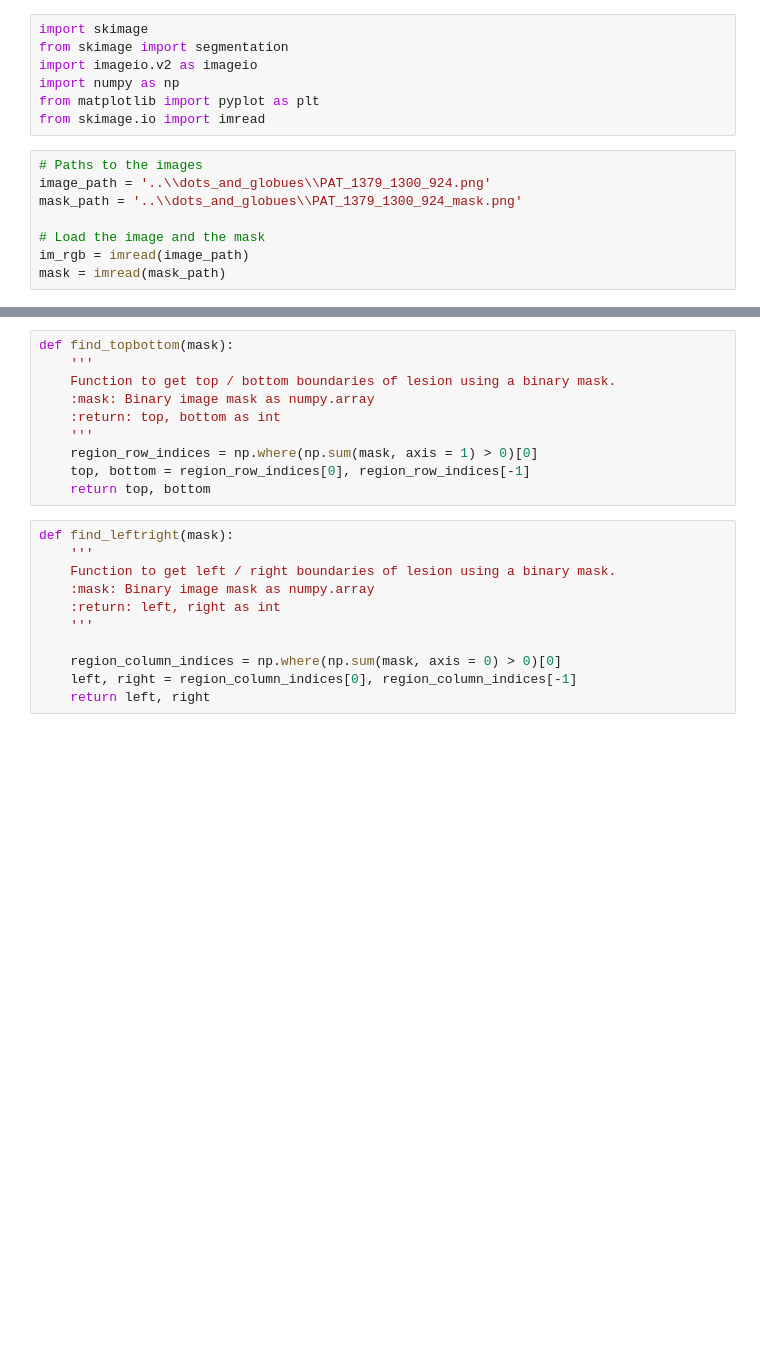
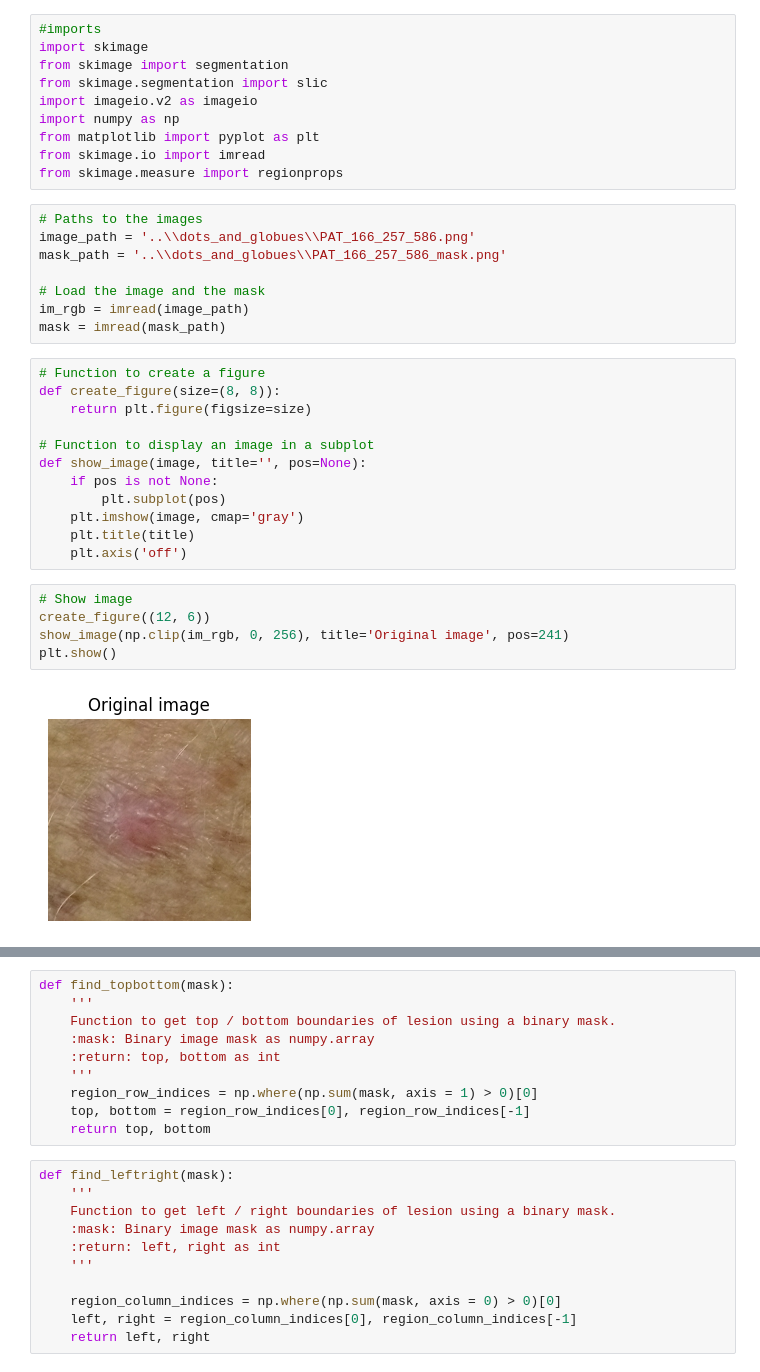
Before and after one commit to ThomasBroholtKnudsen/ProjectsinDataScience2024, a Jupyter notebook: classifiers/colour_count/colour_counts_may_fourth.ipynb, the cells around one changed output, grey strips where cells are left out. Cells and saved outputs as stored; diff of their text form; blank space fills up the shorter version.

Commit message:
colour_count_may_fourth update
it appears to have worked on a second image. Just need to change read-in and output method

```diff
--- a/classifiers/colour_count/colour_counts_may_fourth.ipynb
+++ b/classifiers/colour_count/colour_counts_may_fourth.ipynb
@@ -1,15 +1,37 @@
 # %%
+#imports
 import skimage
 from skimage import segmentation
+from skimage.segmentation import slic
 import imageio.v2 as imageio
 import numpy as np
 from matplotlib import pyplot as plt
 from skimage.io import imread
+from skimage.measure import regionprops
 # %%
 # Paths to the images
-image_path = '..\\dots_and_globues\\PAT_1379_1300_924.png'
-mask_path = '..\\dots_and_globues\\PAT_1379_1300_924_mask.png'
+image_path = '..\\dots_and_globues\\PAT_166_257_586.png'
+mask_path = '..\\dots_and_globues\\PAT_166_257_586_mask.png'
 
 # Load the image and the mask
 im_rgb = imread(image_path)
 mask = imread(mask_path)
+# %%
+# Function to create a figure
+def create_figure(size=(8, 8)):
+    return plt.figure(figsize=size)
+
+# Function to display an image in a subplot
+def show_image(image, title='', pos=None):
+    if pos is not None:
+        plt.subplot(pos)
+    plt.imshow(image, cmap='gray')
+    plt.title(title)
+    plt.axis('off')
+# %%
+# Show image
+create_figure((12, 6))
+show_image(np.clip(im_rgb, 0, 256), title='Original image', pos=241)
+plt.show()
+# %% [output]
+[figure, added]
```
Also changed, not shown: parts of 9 cells of this notebook.
